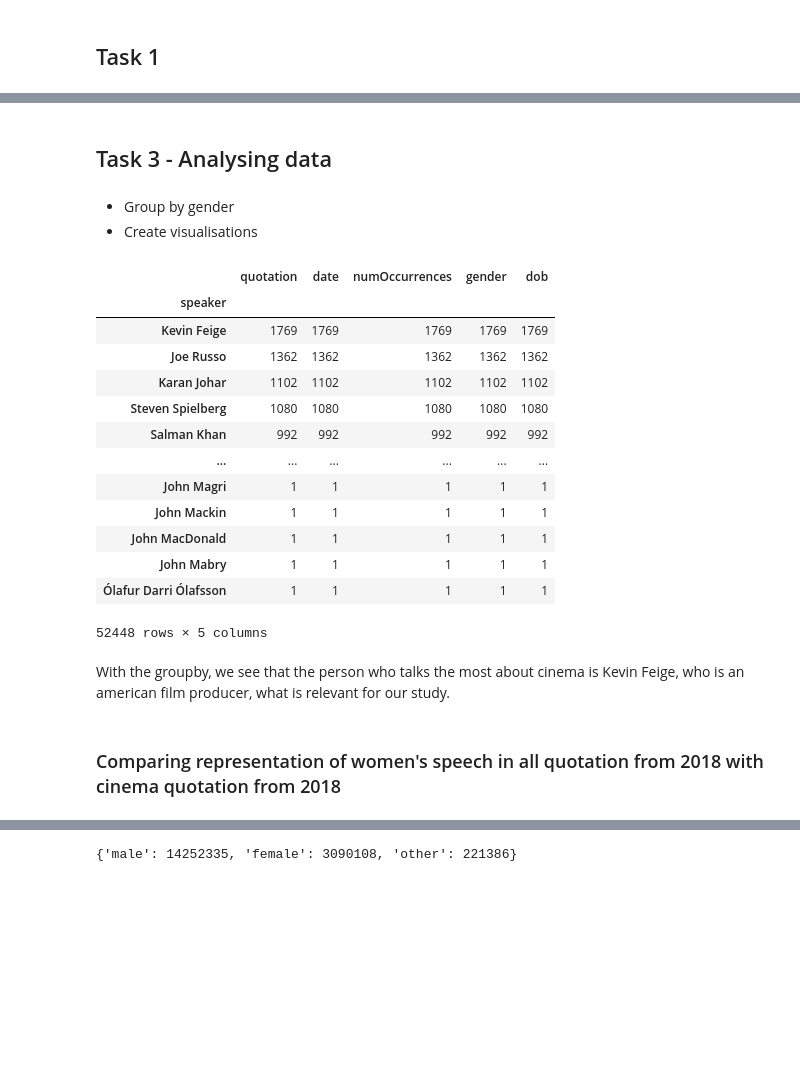
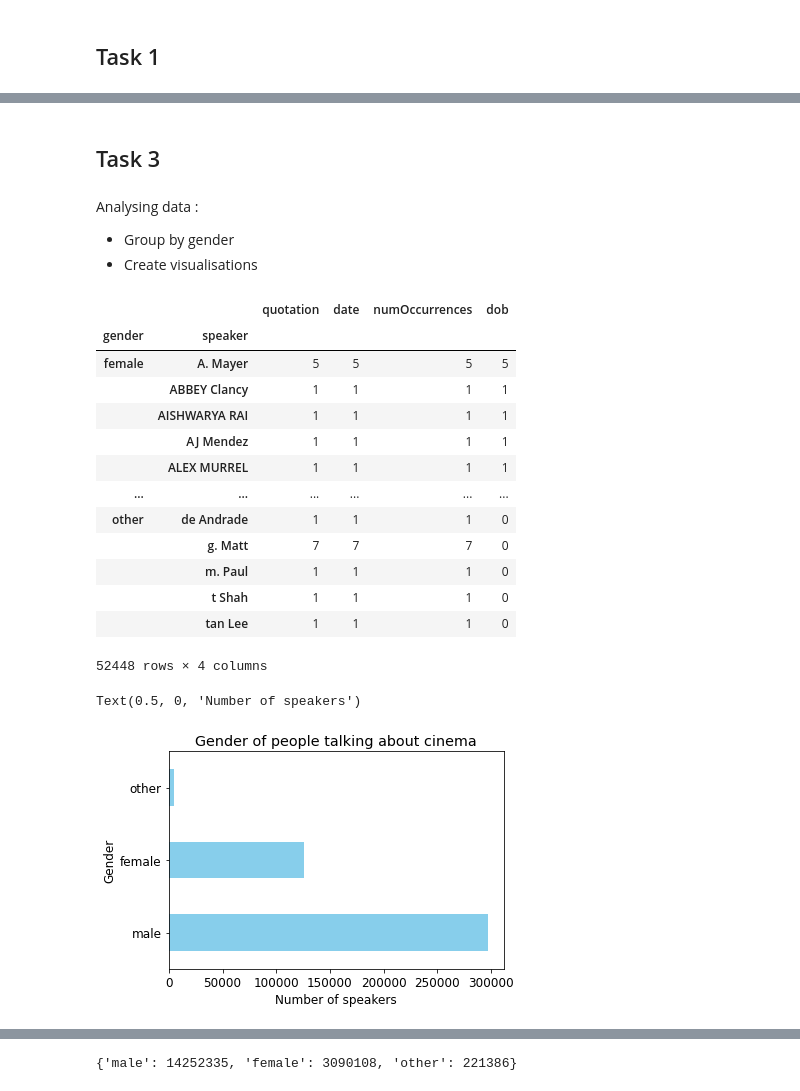
Before and after one commit to epfl-ada/ada-2021-project-escouade, a Jupyter notebook: src/Question_1.ipynb, the cells around one changed output, grey strips where cells are left out. Saved outputs shown, nothing was run; the diff lists cells and outputs as text; code cells hidden in the pictures; blank space fills up the shorter version.

```diff
--- a/src/Question_1.ipynb
+++ b/src/Question_1.ipynb
@@ -96,26 +109,33 @@ There are 427368 quotes about cinema
 # %% [markdown]
-## Task 3 - Analysing data
+## Task 3
 # %% [markdown]
+Analysing data :
 - Group by gender
 - Create visualisations
 # %%
-df_movie_quote.groupby(['speaker']).count().sort_values(by = 'quotation', ascending=False)
+df_movie_quote.groupby(['gender','speaker']).count()
 # %% [output]
-|  | quotation | date | numOccurrences | gender | dob |
-| speaker |  |  |  |  |  |
-| Kevin Feige | 1769 | 1769 | 1769 | 1769 | 1769 |
-| Joe Russo | 1362 | 1362 | 1362 | 1362 | 1362 |
-| Karan Johar | 1102 | 1102 | 1102 | 1102 | 1102 |
-| Steven Spielberg | 1080 | 1080 | 1080 | 1080 | 1080 |
-| Salman Khan | 992 | 992 | 992 | 992 | 992 |
+|  |  | quotation | date | numOccurrences | dob |
+| gender | speaker |  |  |  |  |
+| female | A. Mayer | 5 | 5 | 5 | 5 |
+|  | ABBEY Clancy | 1 | 1 | 1 | 1 |
+|  | AISHWARYA RAI | 1 | 1 | 1 | 1 |
+|  | AJ Mendez | 1 | 1 | 1 | 1 |
+|  | ALEX MURREL | 1 | 1 | 1 | 1 |
 | ... | ... | ... | ... | ... | ... |
-| John Magri | 1 | 1 | 1 | 1 | 1 |
-| John Mackin | 1 | 1 | 1 | 1 | 1 |
-| John MacDonald | 1 | 1 | 1 | 1 | 1 |
-| John Mabry | 1 | 1 | 1 | 1 | 1 |
-| Ólafur Darri Ólafsson | 1 | 1 | 1 | 1 | 1 |
+| other | de Andrade | 1 | 1 | 1 | 0 |
+|  | g. Matt | 7 | 7 | 7 | 0 |
+|  | m. Paul | 1 | 1 | 1 | 0 |
+|  | t Shah | 1 | 1 | 1 | 0 |
+|  | tan Lee | 1 | 1 | 1 | 0 |
-52448 rows × 5 columns
+52448 rows × 4 columns
-# %% [markdown]
-With the groupby, we see that the person who talks the most about cinema is Kevin Feige, who is an american film producer, what is relevant for our study.
-# %% [markdown]
-### Comparing representation of women's speech in all quotation from 2018 with cinema quotation from 2018
+# %%
+df_movie_quote['gender'].value_counts().plot.barh(color = 'skyblue')
+
+plt.title("Gender of people talking about cinema")
+plt.ylabel("Gender")
+plt.xlabel("Number of speakers")
+#plt.savefig('./Plot_speaker_by_gender.png', bbox_inches='tight')
+# %% [output]
+Text(0.5, 0, 'Number of speakers')
+[figure, added]
```
Also changed, not shown: parts of 19 cells of this notebook.
